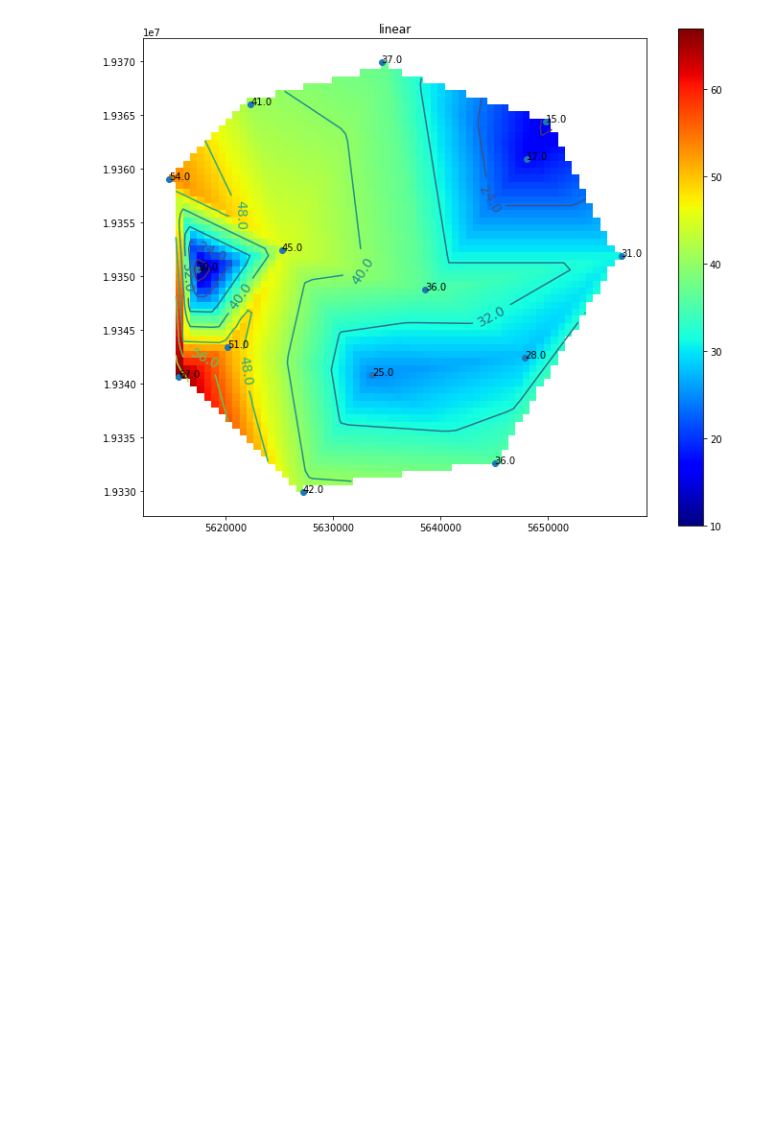
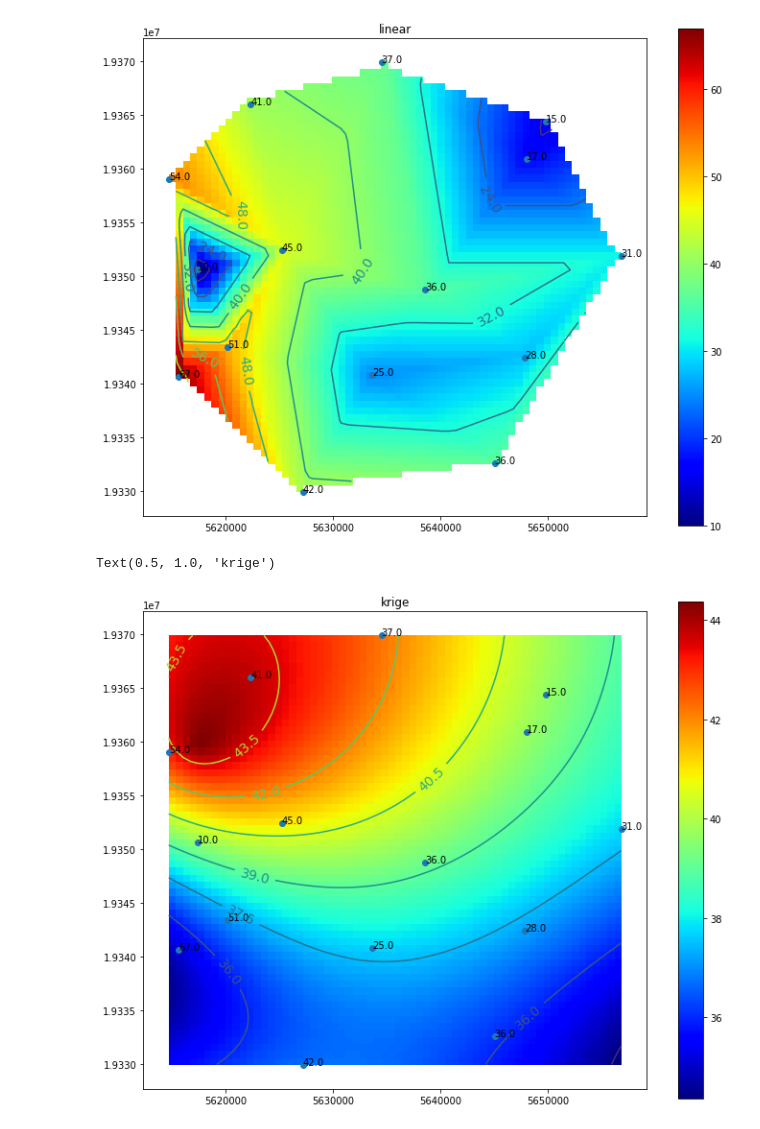
Before and after one commit to rosskush/skspatial, a Jupyter notebook: examples/quickstart.ipynb, the cells around one changed output. Drawn from its saved outputs; the diff is of its cells as text; code cells hidden in the pictures; blank space fills up the shorter version.

Commit message:
added an example for ordinary krige

```diff
--- a/examples/quickstart.ipynb
+++ b/examples/quickstart.ipynb
@@ -67,3 +67,20 @@ Text(0.5, 1.0, 'linear')
 # %%
 # the major con here is that currently scipy's interpolate function does not extrapolate,
 # so all values outside of the convex hull are left nan
+# %%
+## Now lets use pykrige
+array = ml.OrdinaryKriging_2D()
+# %%
+ax = ml.plot_image(array,'z value\n')
+gdf.plot(ax=ax)
+for idx, row in gdf.iterrows():
+    plt.annotate(s=row['z'], xy=row['coords'],
+                 horizontalalignment='left')
+CS = plt.contour(np.flipud(array),extent=ml.extent)
+plt.clabel(CS, inline=1,
+           fmt='%1.1f',
+           fontsize=14)
+ax.set_title('krige')
+# %% [output]
+Text(0.5, 1.0, 'krige')
+[figure, added]
```
